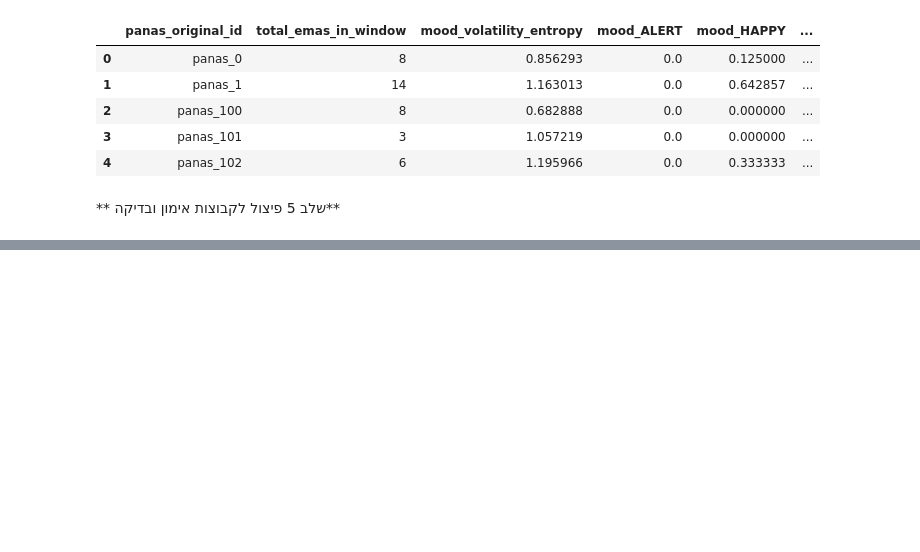
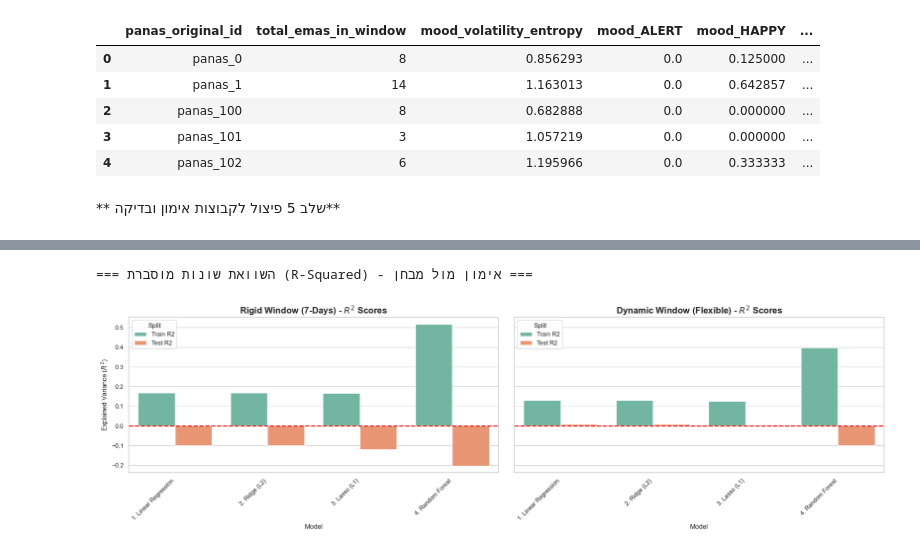
Before and after one commit to MoriahTDaniel/lifesnaps_project, a Jupyter notebook: notebooks/03_panas_like_model.ipynb, the cells around one changed output, grey strips where cells are left out. Cells and saved outputs as stored; diff of their text form; code cells hidden in the pictures; blank space fills up the shorter version.

```diff
--- a/notebooks/03_panas_like_model.ipynb
+++ b/notebooks/03_panas_like_model.ipynb
@@ -530,0 +633,48 @@ display(dynamic_test_df.head(3))
+# %%
+import matplotlib.pyplot as plt
+import seaborn as sns
+import pandas as pd
+
+print("=== השוואת שונות מוסברת (R-Squared) - אימון מול מבחן ===")
+
+# 1. סידור הנתונים (Melt) כדי שנוכל להציג Train ו-Test זה לצד זה
+df_plot = final_results.melt(
+    id_vars=['Dataset', 'Model'],
+    value_vars=['Train R2', 'Test R2'],
+    var_name='Split',
+    value_name='R2 Score'
+)
+
+# הגדרת סגנון הגרפים
+sns.set_theme(style="whitegrid")
+
+# שימוש ב-sharey=True כדי שציר ה-Y יהיה זהה בשני הגרפים ונזהה הבדלים בקלות
+fig, axes = plt.subplots(1, 2, figsize=(20, 6), sharey=True)
+
+# ---------------------------------------------------------
+# גרף ימני (מקום 0 באנגלית): הגישה הקשיחה (Rigid)
+# ---------------------------------------------------------
+rigid_data = df_plot[df_plot['Dataset'] == 'Rigid (7-Days)']
+
+sns.barplot(data=rigid_data, x='Model', y='R2 Score', hue='Split', ax=axes[0], palette='Set2')
+axes[0].set_title('Rigid Window (7-Days) - $R^2$ Scores', fontsize=16, fontweight='bold')
+axes[0].set_xticklabels(axes[0].get_xticklabels(), rotation=45, ha='right')
+axes[0].set_ylabel('Explained Variance ($R^2$)', fontsize=12)
+axes[0].axhline(0, color='red', linestyle='--', linewidth=2) # קו אפס אדום בולט
+
+# ---------------------------------------------------------
+# גרף שמאלי (מקום 1 באנגלית): הגישה הדינמית (Dynamic)
+# ---------------------------------------------------------
+dynamic_data = df_plot[df_plot['Dataset'] == 'Dynamic (Flexible)']
+
+sns.barplot(data=dynamic_data, x='Model', y='R2 Score', hue='Split', ax=axes[1], palette='Set2')
+axes[1].set_title('Dynamic Window (Flexible) - $R^2$ Scores', fontsize=16, fontweight='bold')
+axes[1].set_xticklabels(axes[1].get_xticklabels(), rotation=45, ha='right')
+axes[1].set_ylabel('') # הסרנו את התווית כי היא משותפת עם הגרף הראשון
+axes[1].axhline(0, color='red', linestyle='--', linewidth=2) # קו אפס אדום בולט
+
+plt.tight_layout()
+plt.show()
+# %% [output]
+=== השוואת שונות מוסברת (R-Squared) - אימון מול מבחן ===
+[figure, added]
```
Also changed, not shown: parts of 7 cells of this notebook.
